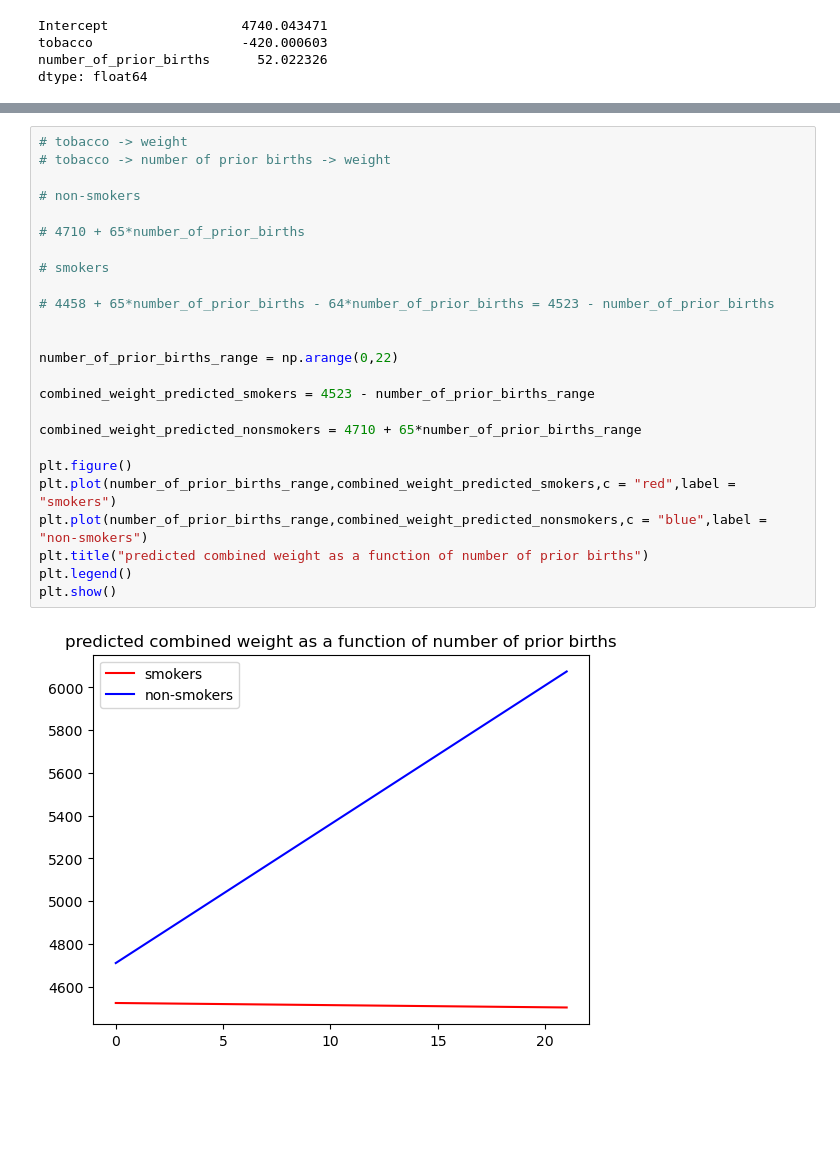
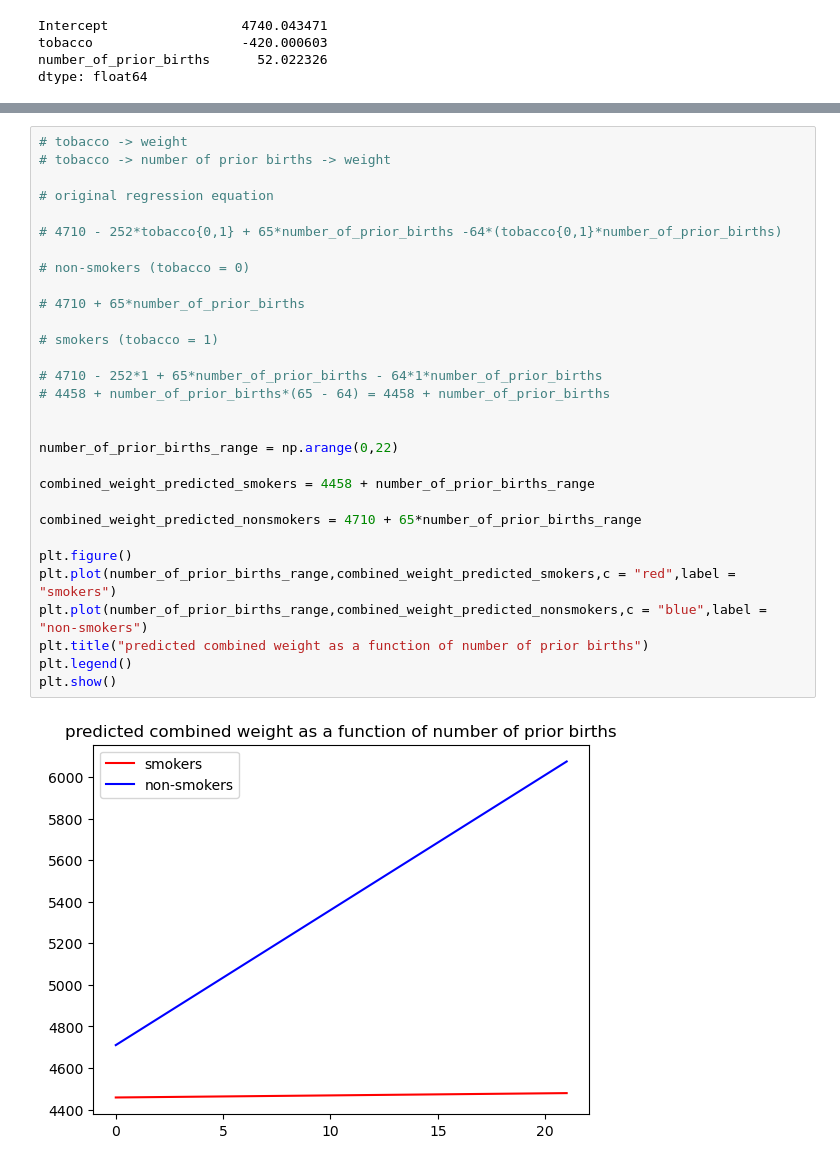
Before and after one commit to project-palooza/causal_inference, a Jupyter notebook: notebooks/interactions2.ipynb, the cells around one changed output, grey strips where cells are left out. Cells and saved outputs as stored; diff of their text form; blank space fills up the shorter version.

```diff
--- a/notebooks/interactions2.ipynb
+++ b/notebooks/interactions2.ipynb
@@ -157,27 +188,32 @@ dtype: float64
 # %%
 # tobacco -> weight
 # tobacco -> number of prior births -> weight
 
-# non-smokers
+# original regression equation
+
+# 4710 - 252*tobacco{0,1} + 65*number_of_prior_births -64*(tobacco{0,1}*number_of_prior_births)
+
+# non-smokers (tobacco = 0)
 
 # 4710 + 65*number_of_prior_births
 
-# smokers
+# smokers (tobacco = 1)
 
-# 4458 + 65*number_of_prior_births - 64*number_of_prior_births = 4523 - number_of_prior_births
+# 4710 - 252*1 + 65*number_of_prior_births - 64*1*number_of_prior_births
+# 4458 + number_of_prior_births*(65 - 64) = 4458 + number_of_prior_births
 
 
 number_of_prior_births_range = np.arange(0,22)
 
-combined_weight_predicted_smokers = 4523 - number_of_prior_births_range
+combined_weight_predicted_smokers = 4458 + number_of_prior_births_range
 
 combined_weight_predicted_nonsmokers = 4710 + 65*number_of_prior_births_range
 
 plt.figure()
 plt.plot(number_of_prior_births_range,combined_weight_predicted_smokers,c = "red",label = "smokers")
 plt.plot(number_of_prior_births_range,combined_weight_predicted_nonsmokers,c = "blue",label = "non-smokers")
 plt.title("predicted combined weight as a function of number of prior births")
 plt.legend()
 plt.show()
 # %% [output]
-[figure, old version]
+[figure, new version]
```
Also changed, not shown: parts of 4 cells of this notebook, 2 other files.
